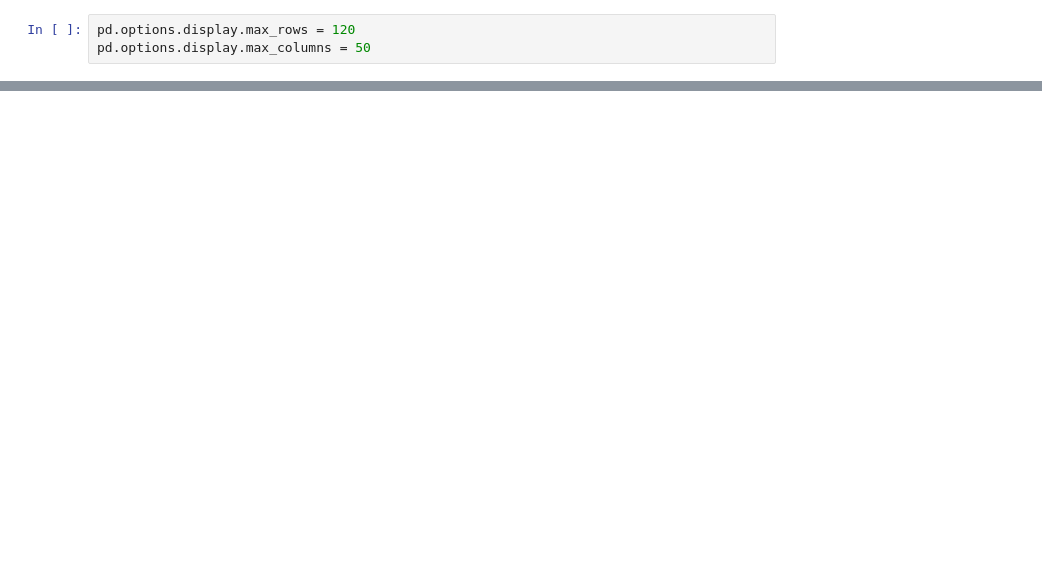
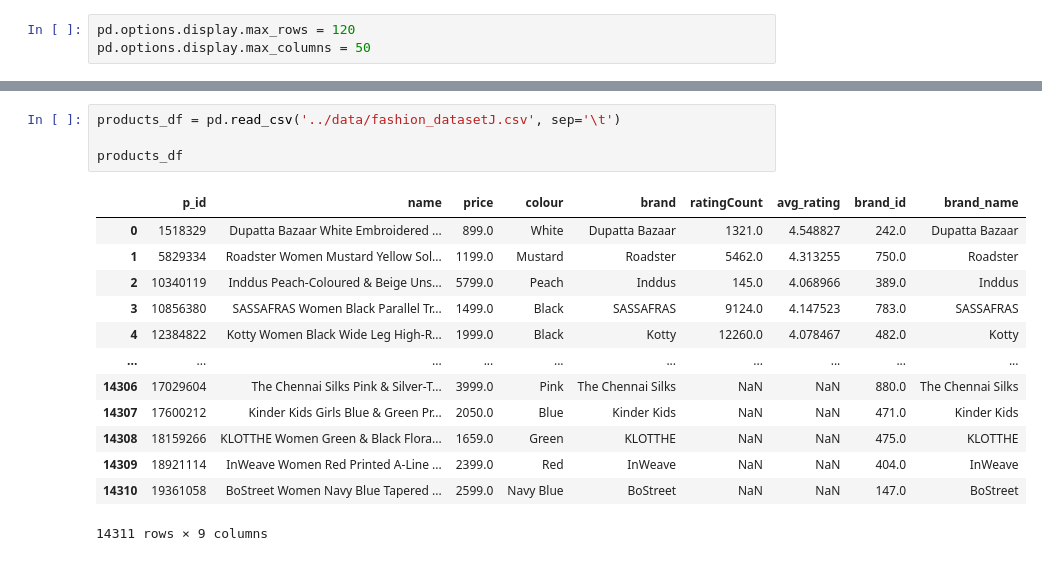
Before and after one commit to sage-ali/fashion_data_analysis, a Jupyter notebook: notebooks/fashion_data_cleaning.ipynb, the cells around one changed output, grey strips where cells are left out. Cells and saved outputs as stored; diff of their text form; blank space fills up the shorter version.

```diff
--- a/notebooks/fashion_data_cleaning.ipynb
+++ b/notebooks/fashion_data_cleaning.ipynb
@@ -379,0 +228,18 @@ Index(['p_id', 'name', 'price', 'colour', 'brand', 'rating_count',
+# %%
+products_df = pd.read_csv('../data/fashion_datasetJ.csv', sep='\t')
+
+products_df
+# %% [output]
+|  | p_id | name | price | colour | brand | ratingCount | avg_rating | brand_id | brand_name |
+| 0 | 1518329 | Dupatta Bazaar White Embroidered ... | 899.0 | White | Dupatta Bazaar | 1321.0 | 4.548827 | 242.0 | Dupatta Bazaar |
+| 1 | 5829334 | Roadster Women Mustard Yellow Sol... | 1199.0 | Mustard | Roadster | 5462.0 | 4.313255 | 750.0 | Roadster |
+| 2 | 10340119 | Inddus Peach-Coloured & Beige Uns... | 5799.0 | Peach | Inddus | 145.0 | 4.068966 | 389.0 | Inddus |
+| 3 | 10856380 | SASSAFRAS Women Black Parallel Tr... | 1499.0 | Black | SASSAFRAS | 9124.0 | 4.147523 | 783.0 | SASSAFRAS |
+| 4 | 12384822 | Kotty Women Black Wide Leg High-R... | 1999.0 | Black | Kotty | 12260.0 | 4.078467 | 482.0 | Kotty |
+| ... | ... | ... | ... | ... | ... | ... | ... | ... | ... |
+| 14306 | 17029604 | The Chennai Silks Pink & Silver-T... | 3999.0 | Pink | The Chennai Silks | NaN | NaN | 880.0 | The Chennai Silks |
+| 14307 | 17600212 | Kinder Kids Girls Blue & Green Pr... | 2050.0 | Blue | Kinder Kids | NaN | NaN | 471.0 | Kinder Kids |
+| 14308 | 18159266 | KLOTTHE Women Green & Black Flora... | 1659.0 | Green | KLOTTHE | NaN | NaN | 475.0 | KLOTTHE |
+| 14309 | 18921114 | InWeave Women Red Printed A-Line ... | 2399.0 | Red | InWeave | NaN | NaN | 404.0 | InWeave |
+| 14310 | 19361058 | BoStreet Women Navy Blue Tapered ... | 2599.0 | Navy Blue | BoStreet | NaN | NaN | 147.0 | BoStreet |
+14311 rows × 9 columns
```
Also changed, not shown: parts of 137 cells of this notebook, 2 other files.
